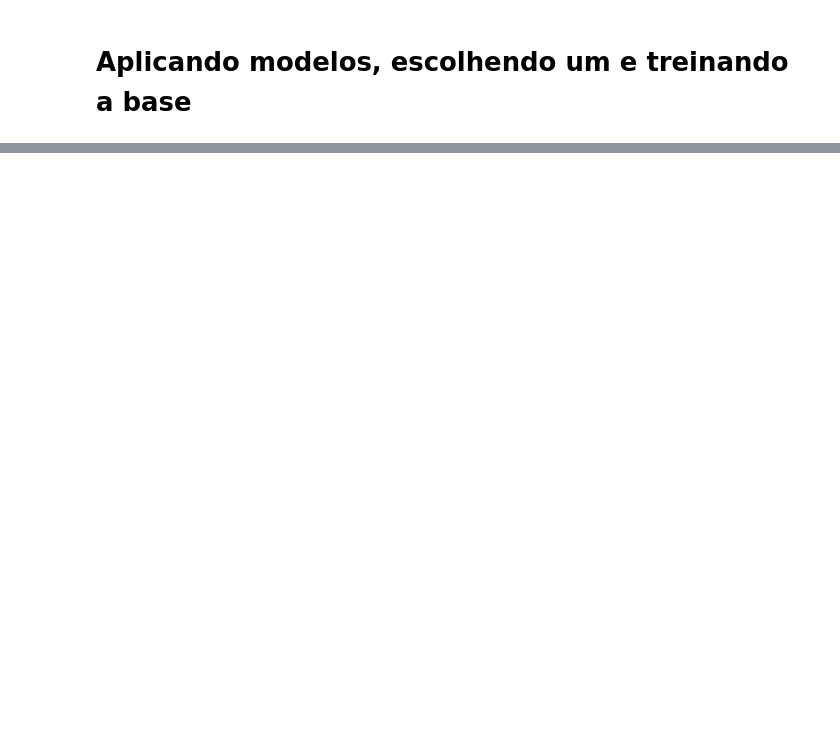
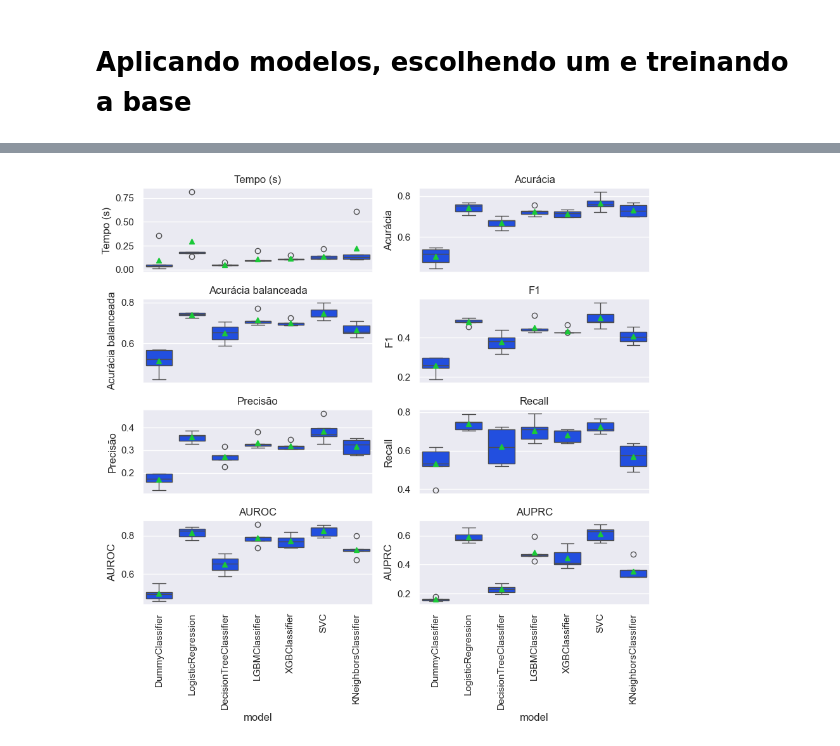
Before and after one commit to Antonio-Manoel/IBM-attrition, a Jupyter notebook: notebooks/MachineLearning.ipynb, the cells around one changed output, grey strips where cells are left out. Drawn from its saved outputs; the diff is of its cells as text; code cells hidden in the pictures; blank space fills up the shorter version.

```diff
--- a/notebooks/MachineLearning.ipynb
+++ b/notebooks/MachineLearning.ipynb
@@ -50,0 +106,17 @@ sns.set_theme(palette="bright")
+# %%
+preprocessamento_arvore = ColumnTransformer(
+    transformers=[
+        ("one_hot", OneHotEncoder(drop="first"), categoricas_nao_ordenadas),
+        ("ordinal", OrdinalEncoder(categories="auto"), categoricas_ordenadas),
+    ]
+)
+
+preprocessamento = ColumnTransformer(
+    transformers=[
+        ("one_hot", OneHotEncoder(drop="first"), categoricas_nao_ordenadas),
+        ("ordinal", OrdinalEncoder(categories="auto"), categoricas_ordenadas),
+        ("min_max", MinMaxScaler(), colunas_numericas_minMax),
+        ("stdscaler", StandardScaler(), colunas_numericas_Std),
+        ("power_transform", PowerTransformer(), colunas_numericas_PowerTransformer)
+    ]
+)
@@ -50,0 +125,16 @@ sns.set_theme(palette="bright")
+# %%
+classificadores = {
+    "DummyClassifier": {"preprocessor": None, "classificador": DummyClassifier(strategy="stratified")},
+
+    "LogisticRegression": {"preprocessor": preprocessamento, "classificador": LogisticRegression()},
+
+    "DecisionTreeClassifier": {"preprocessor": preprocessamento_arvore, "classificador": DecisionTreeClassifier()},
+
+    "LGBMClassifier": {"preprocessor": preprocessamento_arvore, "classificador": LGBMClassifier(random_state=RANDOM_STATE, n_jobs=-1, verbose=-1)},
+
+    "XGBClassifier": {"preprocessor": preprocessamento_arvore, "classificador": XGBClassifier(random_state=RANDOM_STATE, n_jobs=-1)},
+
+    "SVC": {"preprocessor": preprocessamento, "classificador": SVC()},
+
+    "KNeighborsClassifier": {"preprocessor": preprocessamento, "classificador": KNeighborsClassifier()}
+}
@@ -50,0 +143,9 @@ sns.set_theme(palette="bright")
+# %%
+resultados = {
+    nome_modelo: treinar_e_validar_modelo_classificacao(X, y, kf, **classificador)
+    for nome_modelo, classificador in classificadores.items()
+}
+
+df_resultados = organiza_resultados(resultados)
+
+df_resultados
@@ -50,0 +182,4 @@ sns.set_theme(palette="bright")
+# %%
+plot_comparar_metricas_modelos(df_resultados)
+# %% [output]
+[figure, added]
```
Also changed, not shown: parts of 18 cells of this notebook, 1 other file.
